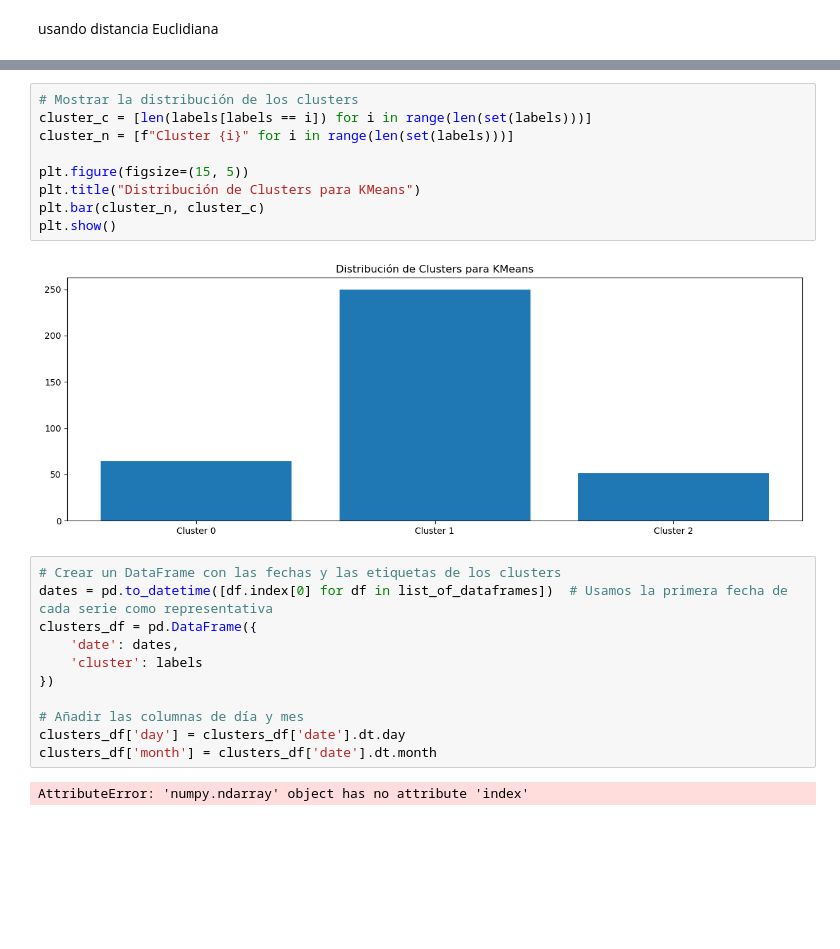
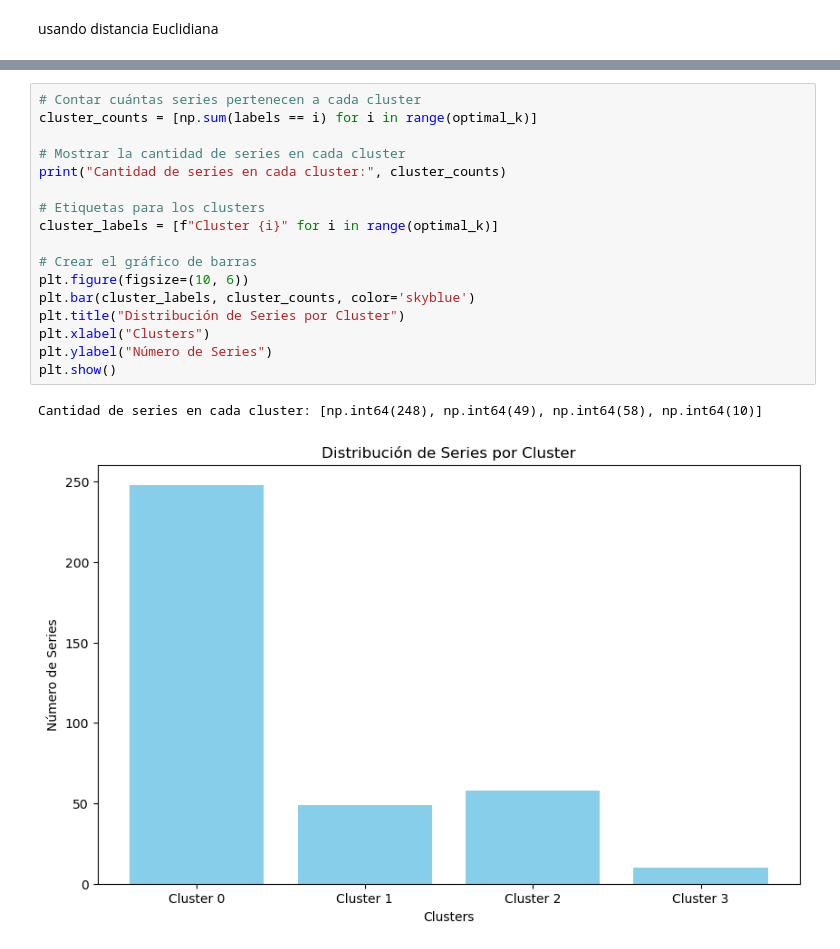
Before and after one commit to kesant/lightweight_clustered_energy_forecasts, a Jupyter notebook: notebooks/11A/4.0_kjst_distance_clustering.ipynb, the cells around one changed output, grey strips where cells are left out. Cells and saved outputs as stored; diff of their text form; blank space fills up the shorter version.

```diff
--- a/notebooks/11A/4.0_kjst_distance_clustering.ipynb
+++ b/notebooks/11A/4.0_kjst_distance_clustering.ipynb
@@ -212,24 +249,20 @@ plt.show()
-# %%
-# Mostrar la distribución de los clusters
-cluster_c = [len(labels[labels == i]) for i in range(len(set(labels)))]
-cluster_n = [f"Cluster {i}" for i in range(len(set(labels)))]
-
-plt.figure(figsize=(15, 5))
-plt.title("Distribución de Clusters para KMeans")
-plt.bar(cluster_n, cluster_c)
-plt.show()
-# %% [output]
-[figure, removed]
-# %%
-# Crear un DataFrame con las fechas y las etiquetas de los clusters
-dates = pd.to_datetime([df.index[0] for df in list_of_dataframes])  # Usamos la primera fecha de cada serie como representativa
-clusters_df = pd.DataFrame({
-    'date': dates,
-    'cluster': labels
-})
-
-# Añadir las columnas de día y mes
-clusters_df['day'] = clusters_df['date'].dt.day
-clusters_df['month'] = clusters_df['date'].dt.month
-# %% [output]
-AttributeError: 'numpy.ndarray' object has no attribute 'index'
+# %%
+# Contar cuántas series pertenecen a cada cluster
+cluster_counts = [np.sum(labels == i) for i in range(optimal_k)]
+
+# Mostrar la cantidad de series en cada cluster
+print("Cantidad de series en cada cluster:", cluster_counts)
+
+# Etiquetas para los clusters
+cluster_labels = [f"Cluster {i}" for i in range(optimal_k)]
+
+# Crear el gráfico de barras
+plt.figure(figsize=(10, 6))
+plt.bar(cluster_labels, cluster_counts, color='skyblue')
+plt.title("Distribución de Series por Cluster")
+plt.xlabel("Clusters")
+plt.ylabel("Número de Series")
+plt.show()
+# %% [output]
+Cantidad de series en cada cluster: [np.int64(248), np.int64(49), np.int64(58), np.int64(10)]
+[figure, added]
```
Also changed, not shown: parts of 15 cells of this notebook.
